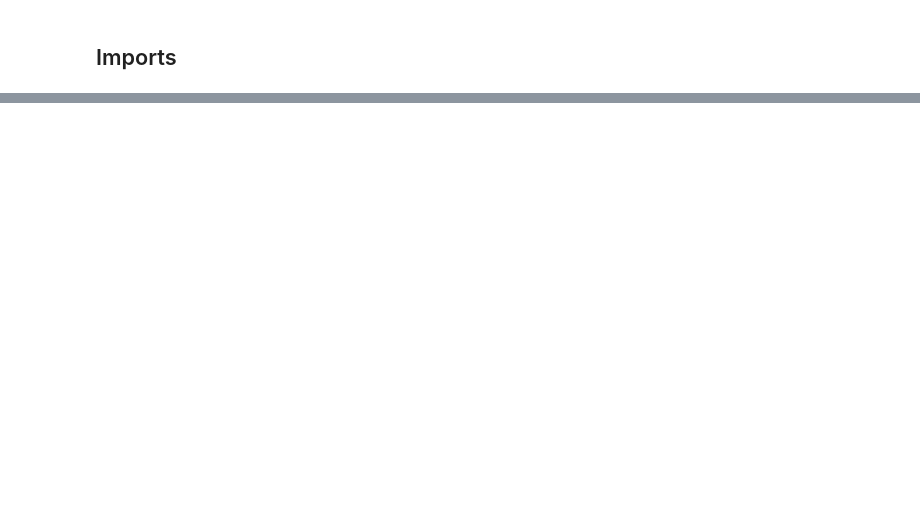
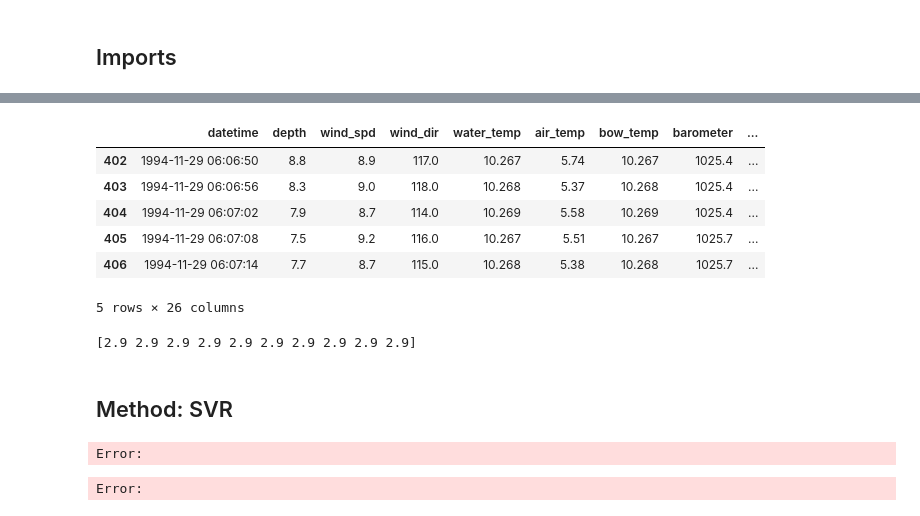
Before and after one commit to AlekWithK/PetersonFlowThrough, a Jupyter notebook: regression.ipynb, the cells around one changed output, grey strips where cells are left out. Saved outputs shown, nothing was run; the diff lists cells and outputs as text; code cells hidden in the pictures; blank space fills up the shorter version.

```diff
--- a/regression.ipynb
+++ b/regression.ipynb
@@ -48,0 +117,36 @@ display(df_temp.head())
+# %%
+knn = KNeighborsRegressor(n_neighbors=1, n_jobs=8)
+knn.fit(X, y)
+test = df_ft[df_ft.station_id == 36].head(10)
+test = test.drop(columns=['lat', 'lon', 'photic_depth'])
+display(test.head())
+
+x_pred = knn.predict(test[['timestamp', 'station_id', 'Discrete_Chlorophyll']])
+print(x_pred)
+# %% [output]
+|  | datetime | depth | wind_spd | wind_dir | water_temp | air_temp | bow_temp | barometer | ... |
+| 402 | 1994-11-29 06:06:50 | 8.8 | 8.9 | 117.0 | 10.267 | 5.74 | 10.267 | 1025.4 | ... |
+| 403 | 1994-11-29 06:06:56 | 8.3 | 9.0 | 118.0 | 10.268 | 5.37 | 10.268 | 1025.4 | ... |
+| 404 | 1994-11-29 06:07:02 | 7.9 | 8.7 | 114.0 | 10.269 | 5.58 | 10.269 | 1025.4 | ... |
+| 405 | 1994-11-29 06:07:08 | 7.5 | 9.2 | 116.0 | 10.267 | 5.51 | 10.267 | 1025.7 | ... |
+| 406 | 1994-11-29 06:07:14 | 7.7 | 8.7 | 115.0 | 10.268 | 5.38 | 10.268 | 1025.7 | ... |
+5 rows × 26 columns
+[2.9 2.9 2.9 2.9 2.9 2.9 2.9 2.9 2.9 2.9]
+# %% [markdown]
+## Method: SVR
+# %%
+X = df_wq[['timestamp', 'station_id', 'depth', 'salinity', 'water_temp']]
+y = df_wq['Calculated_Chlorophyll']
+
+reg_svm = svm.SVR(cache_size=1000)
+reg_svm.fit(X, y)
+
+test = df_ft.head(50)
+test = test.drop(columns=['lat', 'lon', 'photic_depth'])
+display(test.head())
+
+x_pred = reg_svm.predict(test[['timestamp', 'station_id', 'depth', 'salinity', 'water_temp']])
+print(x_pred)
+# %% [output]
+Error:
+Error:
```
Also changed, not shown: parts of 9 cells of this notebook, 2 other files.
